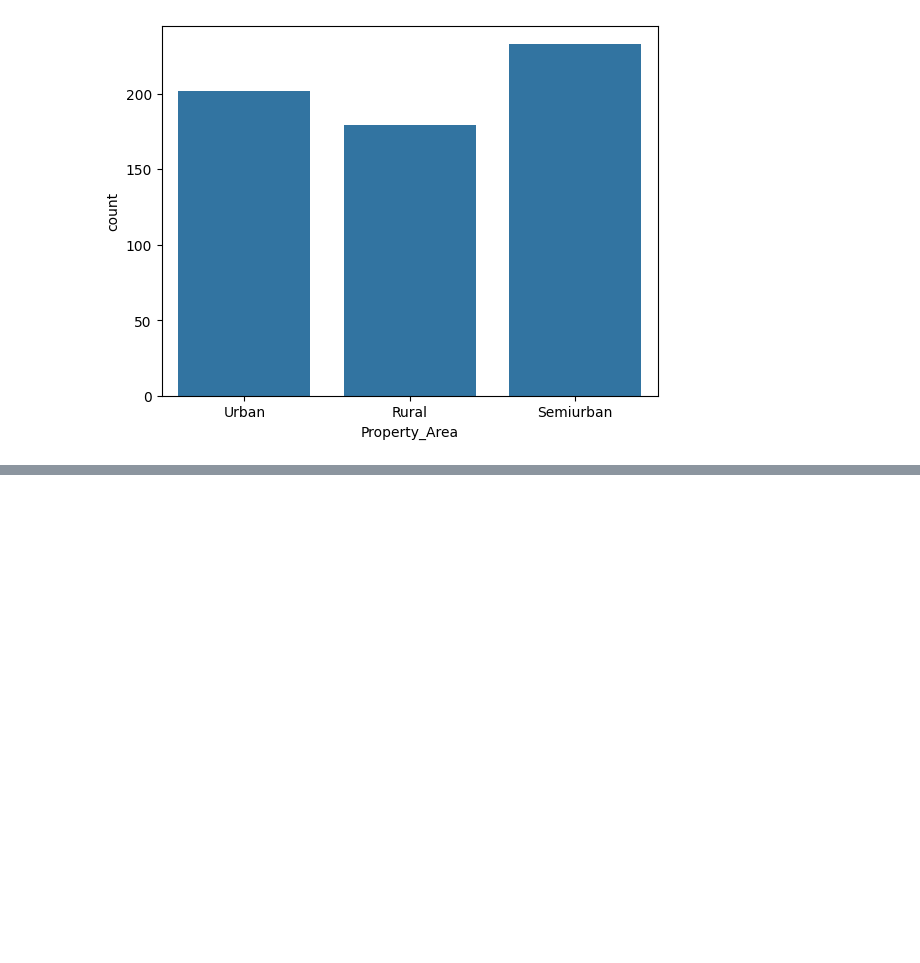
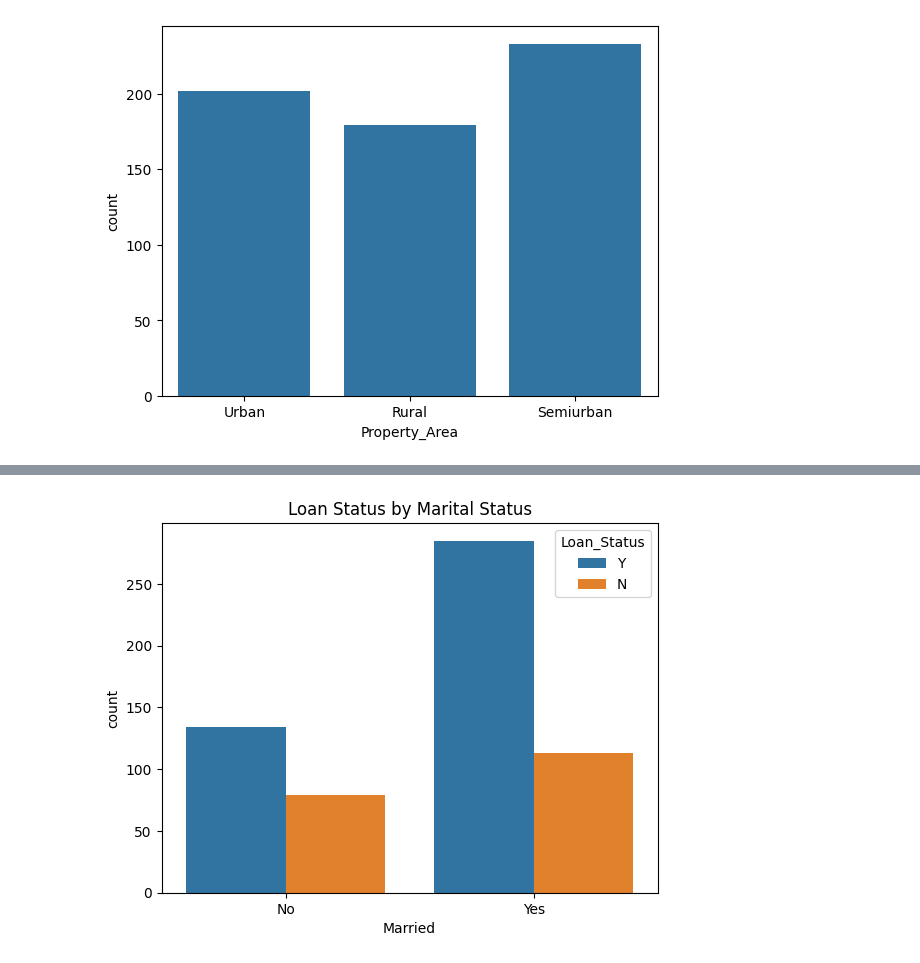
Before and after one commit to Deepakpakalapati30/Smart-Lender, a Jupyter notebook: loan_prediction.ipynb, the cells around one changed output, grey strips where cells are left out. Cells and saved outputs as stored; diff of their text form; code cells hidden in the pictures; blank space fills up the shorter version.

```diff
--- a/loan_prediction.ipynb
+++ b/loan_prediction.ipynb
@@ -232,0 +239,6 @@ plt.show()
+# %%
+sns.countplot(x="Married", hue="Loan_Status", data=data)
+plt.title("Loan Status by Marital Status")
+plt.show()
+# %% [output]
+[figure, added]
```
Also changed, not shown: parts of 7 cells of this notebook.
